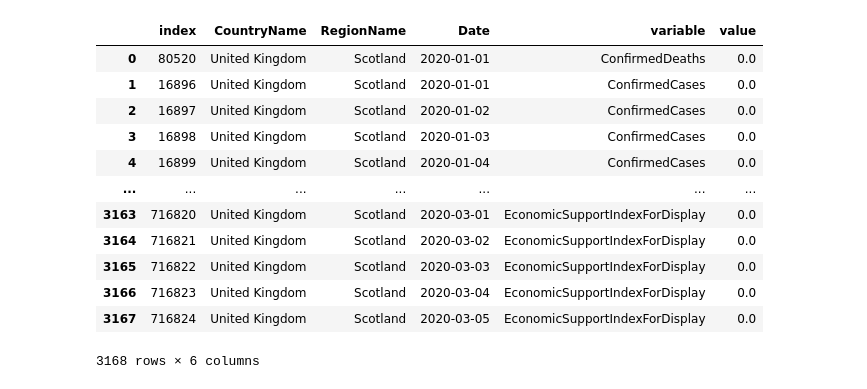
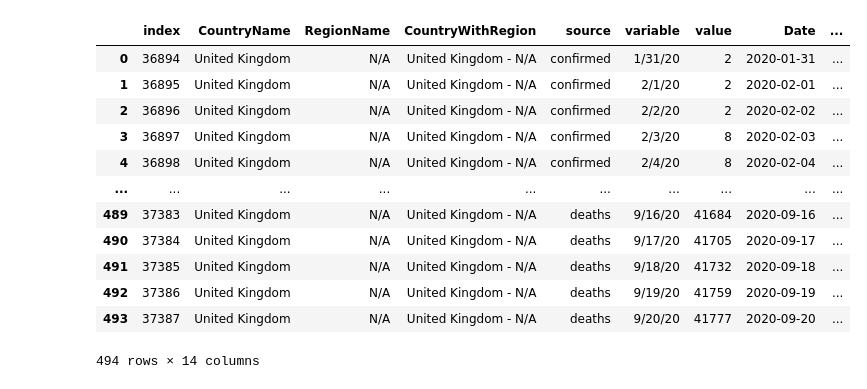
Before and after one commit to andrewcgaitskell/virus-data-voila, a Jupyter notebook: notebooks/currentviz.ipynb, the cells around one changed output. Drawn from its saved outputs; the diff is of its cells as text; code cells hidden in the pictures.

```diff
--- a/notebooks/currentviz.ipynb
+++ b/notebooks/currentviz.ipynb
@@ -187,38 +180,38 @@ def getganntdata(country_in):
 # Trend Data
 # %%
 def gettrenddata(gtd_in):
-    sqlquery = '''SELECT index, "CountryName", "RegionName", source, variable, value,'''
+    sqlquery = '''SELECT index, "CountryName", "RegionName", concat("CountryName", ' - ', "RegionName") as "CountryWithRegion", source, variable, value,'''
     sqlquery = sqlquery + '''"Date", "EarliestConfirmedDate", "DaysFromStart", "DaysFromAnchor",'''
     sqlquery = sqlquery + '''"Max Source", "TrendValue", "Country_Rank"'''
-    sqlquery = sqlquery + ''' FROM "data_CDRTrends" where concat("CountryName", ' - N/A') in ( ''' + cleanlist(gtd_in) + ''')'''
+    sqlquery = sqlquery + ''' FROM "data_CDRTrends" where concat("CountryName", ' - ', "RegionName") in ( ''' + cleanlist(gtd_in) + ''')'''
     dftrenddatasql = pd.read_sql_query(sqlquery, engine)
     return dftrenddatasql
-#df = gettrenddata('\'United Kingdom - N/A\'')
-#df
+df = gettrenddata('\'United Kingdom - N/A\'')
+df
+# %% [output]
+|  | index | CountryName | RegionName | CountryWithRegion | source | variable | value | Date | ... |
+| 0 | 36894 | United Kingdom | N/A | United Kingdom - N/A | confirmed | 1/31/20 | 2 | 2020-01-31 | ... |
+| 1 | 36895 | United Kingdom | N/A | United Kingdom - N/A | confirmed | 2/1/20 | 2 | 2020-02-01 | ... |
+| 2 | 36896 | United Kingdom | N/A | United Kingdom - N/A | confirmed | 2/2/20 | 2 | 2020-02-02 | ... |
+| 3 | 36897 | United Kingdom | N/A | United Kingdom - N/A | confirmed | 2/3/20 | 8 | 2020-02-03 | ... |
+| 4 | 36898 | United Kingdom | N/A | United Kingdom - N/A | confirmed | 2/4/20 | 8 | 2020-02-04 | ... |
+| ... | ... | ... | ... | ... | ... | ... | ... | ... | ... |
+| 489 | 37383 | United Kingdom | N/A | United Kingdom - N/A | deaths | 9/16/20 | 41684 | 2020-09-16 | ... |
+| 490 | 37384 | United Kingdom | N/A | United Kingdom - N/A | deaths | 9/17/20 | 41705 | 2020-09-17 | ... |
+| 491 | 37385 | United Kingdom | N/A | United Kingdom - N/A | deaths | 9/18/20 | 41732 | 2020-09-18 | ... |
+| 492 | 37386 | United Kingdom | N/A | United Kingdom - N/A | deaths | 9/19/20 | 41759 | 2020-09-19 | ... |
+| 493 | 37387 | United Kingdom | N/A | United Kingdom - N/A | deaths | 9/20/20 | 41777 | 2020-09-20 | ... |
+494 rows × 14 columns
 # %%
 # Index Data
 # %%
 def getindexdata(gid_in):
-    sqlquery = '''SELECT index, "CountryName", "RegionName", "Date", variable, value'''
+    sqlquery = '''SELECT index, "CountryName", "RegionName", concat("CountryName", ' - ', "RegionName") as "CountryWithRegion", "Date", variable, value'''
     sqlquery = sqlquery + ''' FROM "data_OxCGRTData" where concat("CountryName", ' - ', "RegionName") in ( ''' + cleanlist(gid_in) + ''')'''
     dfindexdatasql = pd.read_sql_query(sqlquery,engine)
     return dfindexdatasql
 #df = getindexdata('\'United Kingdom - Scotland\'')
 #df
-# %% [output]
-|  | index | CountryName | RegionName | Date | variable | value |
-| 0 | 80520 | United Kingdom | Scotland | 2020-01-01 | ConfirmedDeaths | 0.0 |
-| 1 | 16896 | United Kingdom | Scotland | 2020-01-01 | ConfirmedCases | 0.0 |
-| 2 | 16897 | United Kingdom | Scotland | 2020-01-02 | ConfirmedCases | 0.0 |
-| 3 | 16898 | United Kingdom | Scotland | 2020-01-03 | ConfirmedCases | 0.0 |
-| 4 | 16899 | United Kingdom | Scotland | 2020-01-04 | ConfirmedCases | 0.0 |
-| ... | ... | ... | ... | ... | ... | ... |
-| 3163 | 716820 | United Kingdom | Scotland | 2020-03-01 | EconomicSupportIndexForDisplay | 0.0 |
-| 3164 | 716821 | United Kingdom | Scotland | 2020-03-02 | EconomicSupportIndexForDisplay | 0.0 |
-| 3165 | 716822 | United Kingdom | Scotland | 2020-03-03 | EconomicSupportIndexForDisplay | 0.0 |
-| 3166 | 716823 | United Kingdom | Scotland | 2020-03-04 | EconomicSupportIndexForDisplay | 0.0 |
-| 3167 | 716824 | United Kingdom | Scotland | 2020-03-05 | EconomicSupportIndexForDisplay | 0.0 |
-3168 rows × 6 columns
 # %%
 # Owid Data
 # %%
```
Also changed, not shown: parts of 10 cells of this notebook.
